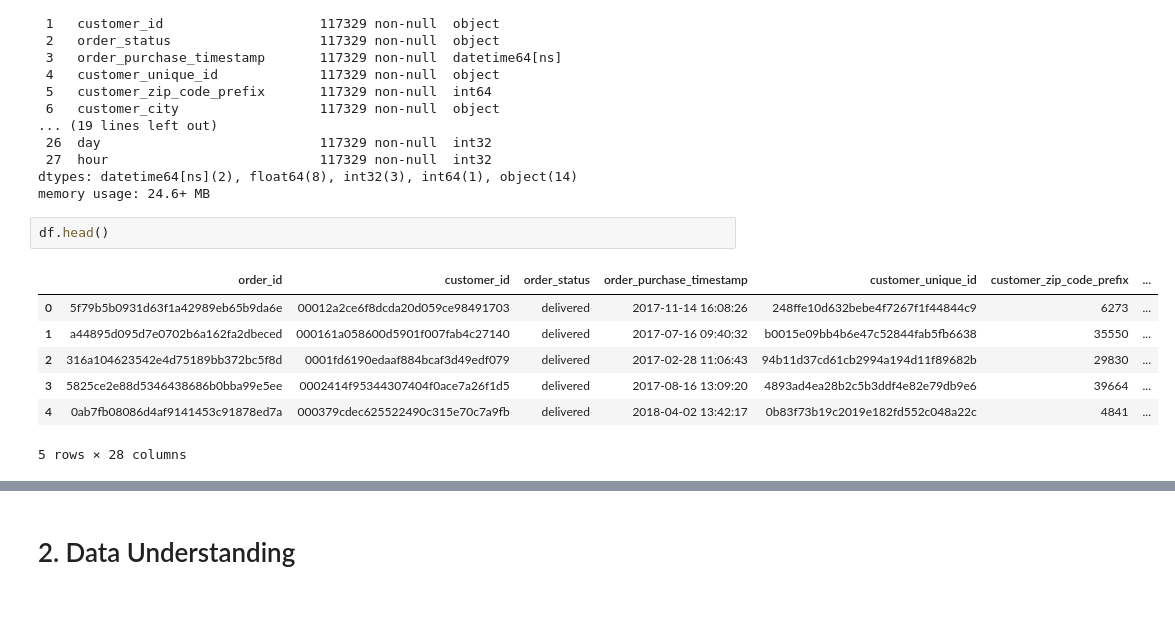
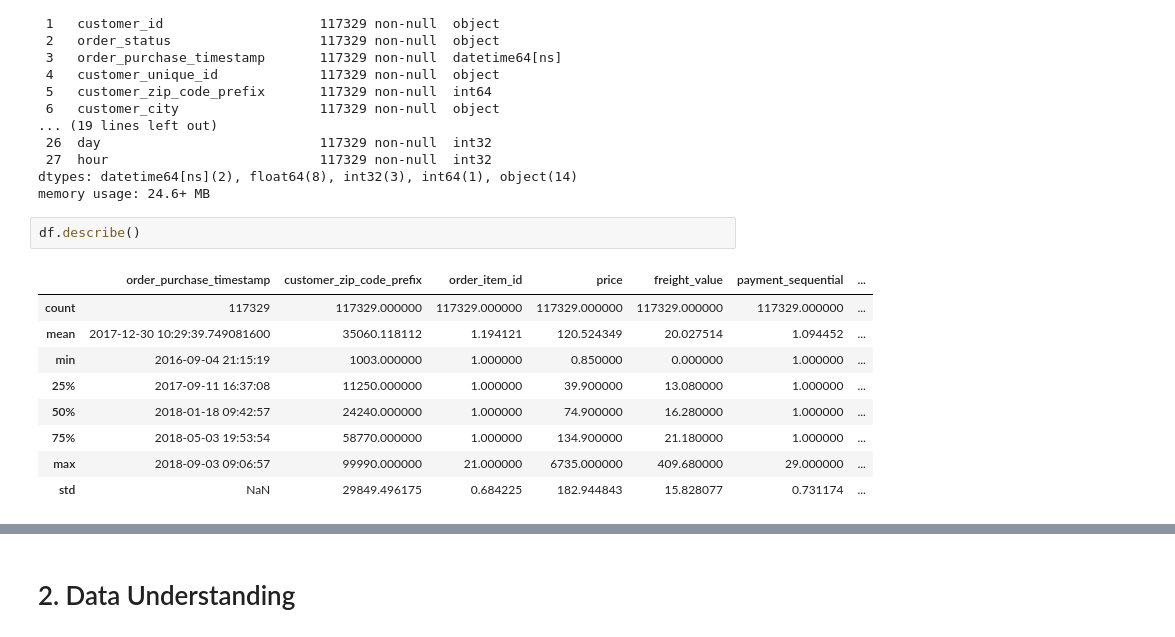
Before and after one commit to fahdmuchammad/Final_project_Sigma, a Jupyter notebook: Fin_pro.ipynb, the cells around one changed output, grey strips where cells are left out. Saved outputs shown, nothing was run; the diff lists cells and outputs as text; blank space fills up the shorter version.

```diff
--- a/Fin_pro.ipynb
+++ b/Fin_pro.ipynb
@@ -495,12 +495,14 @@ Data columns (total 28 columns):
 dtypes: datetime64[ns](2), float64(8), int32(3), int64(1), object(14)
 memory usage: 24.6+ MB
 # %%
-df.head()
+df.describe()
 # %% [output]
-|  | order_id | customer_id | order_status | order_purchase_timestamp | customer_unique_id | customer_zip_code_prefix | ... |
-| 0 | 5f79b5b0931d63f1a42989eb65b9da6e | 00012a2ce6f8dcda20d059ce98491703 | delivered | 2017-11-14 16:08:26 | 248ffe10d632bebe4f7267f1f44844c9 | 6273 | ... |
-| 1 | a44895d095d7e0702b6a162fa2dbeced | 000161a058600d5901f007fab4c27140 | delivered | 2017-07-16 09:40:32 | b0015e09bb4b6e47c52844fab5fb6638 | 35550 | ... |
-| 2 | 316a104623542e4d75189bb372bc5f8d | 0001fd6190edaaf884bcaf3d49edf079 | delivered | 2017-02-28 11:06:43 | 94b11d37cd61cb2994a194d11f89682b | 29830 | ... |
-| 3 | 5825ce2e88d5346438686b0bba99e5ee | 0002414f95344307404f0ace7a26f1d5 | delivered | 2017-08-16 13:09:20 | 4893ad4ea28b2c5b3ddf4e82e79db9e6 | 39664 | ... |
-| 4 | 0ab7fb08086d4af9141453c91878ed7a | 000379cdec625522490c315e70c7a9fb | delivered | 2018-04-02 13:42:17 | 0b83f73b19c2019e182fd552c048a22c | 4841 | ... |
+|  | order_purchase_timestamp | customer_zip_code_prefix | order_item_id | price | freight_value | payment_sequential | ... |
+| count | 117329 | 117329.000000 | 117329.000000 | 117329.000000 | 117329.000000 | 117329.000000 | ... |
+| mean | 2017-12-30 10:29:39.749081600 | 35060.118112 | 1.194121 | 120.524349 | 20.027514 | 1.094452 | ... |
+| min | 2016-09-04 21:15:19 | 1003.000000 | 1.000000 | 0.850000 | 0.000000 | 1.000000 | ... |
+| 25% | 2017-09-11 16:37:08 | 11250.000000 | 1.000000 | 39.900000 | 13.080000 | 1.000000 | ... |
+| 50% | 2018-01-18 09:42:57 | 24240.000000 | 1.000000 | 74.900000 | 16.280000 | 1.000000 | ... |
+| 75% | 2018-05-03 19:53:54 | 58770.000000 | 1.000000 | 134.900000 | 21.180000 | 1.000000 | ... |
+| max | 2018-09-03 09:06:57 | 99990.000000 | 21.000000 | 6735.000000 | 409.680000 | 29.000000 | ... |
+| std | NaN | 29849.496175 | 0.684225 | 182.944843 | 15.828077 | 0.731174 | ... |
-5 rows × 28 columns
```
Also changed, not shown: parts of 5 cells of this notebook.
